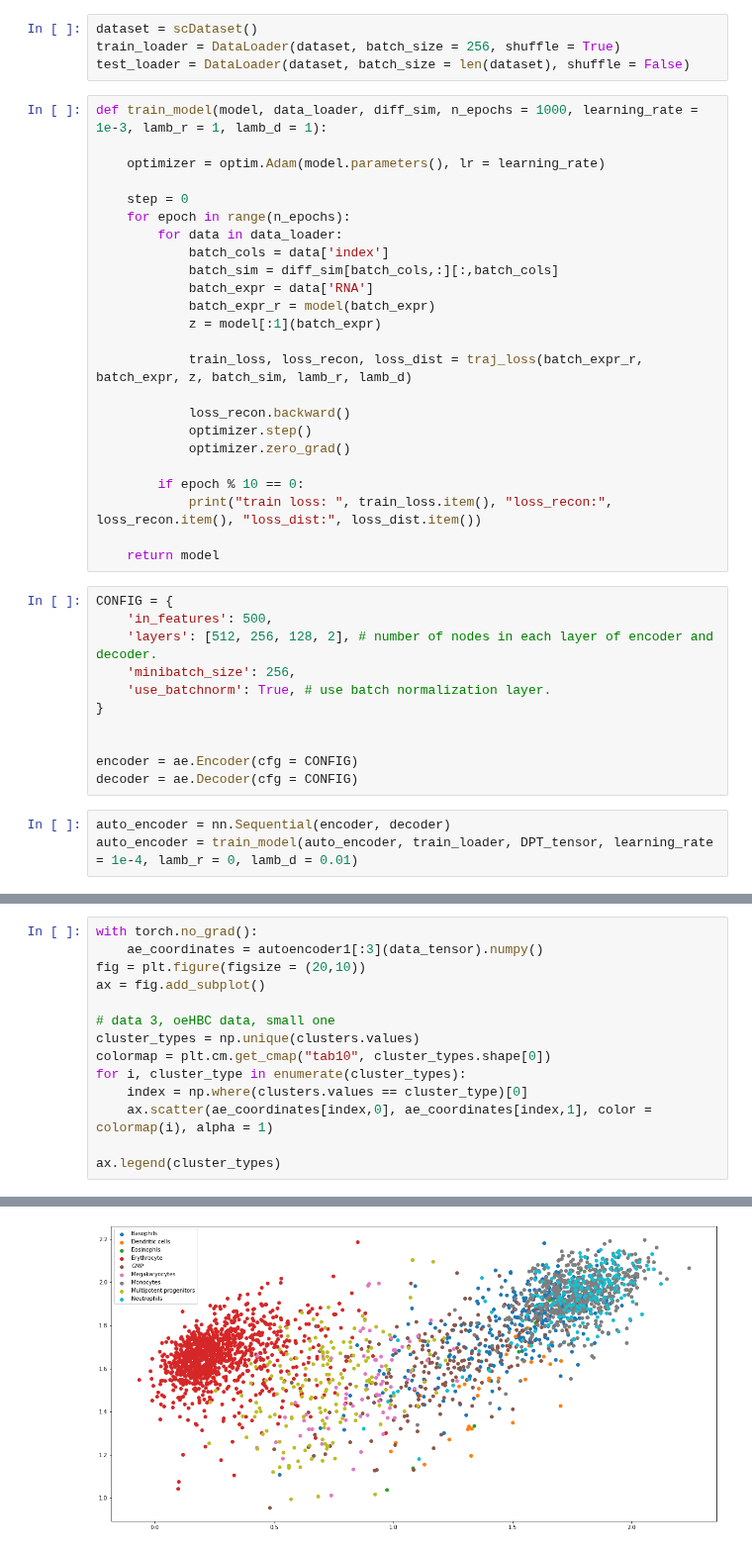
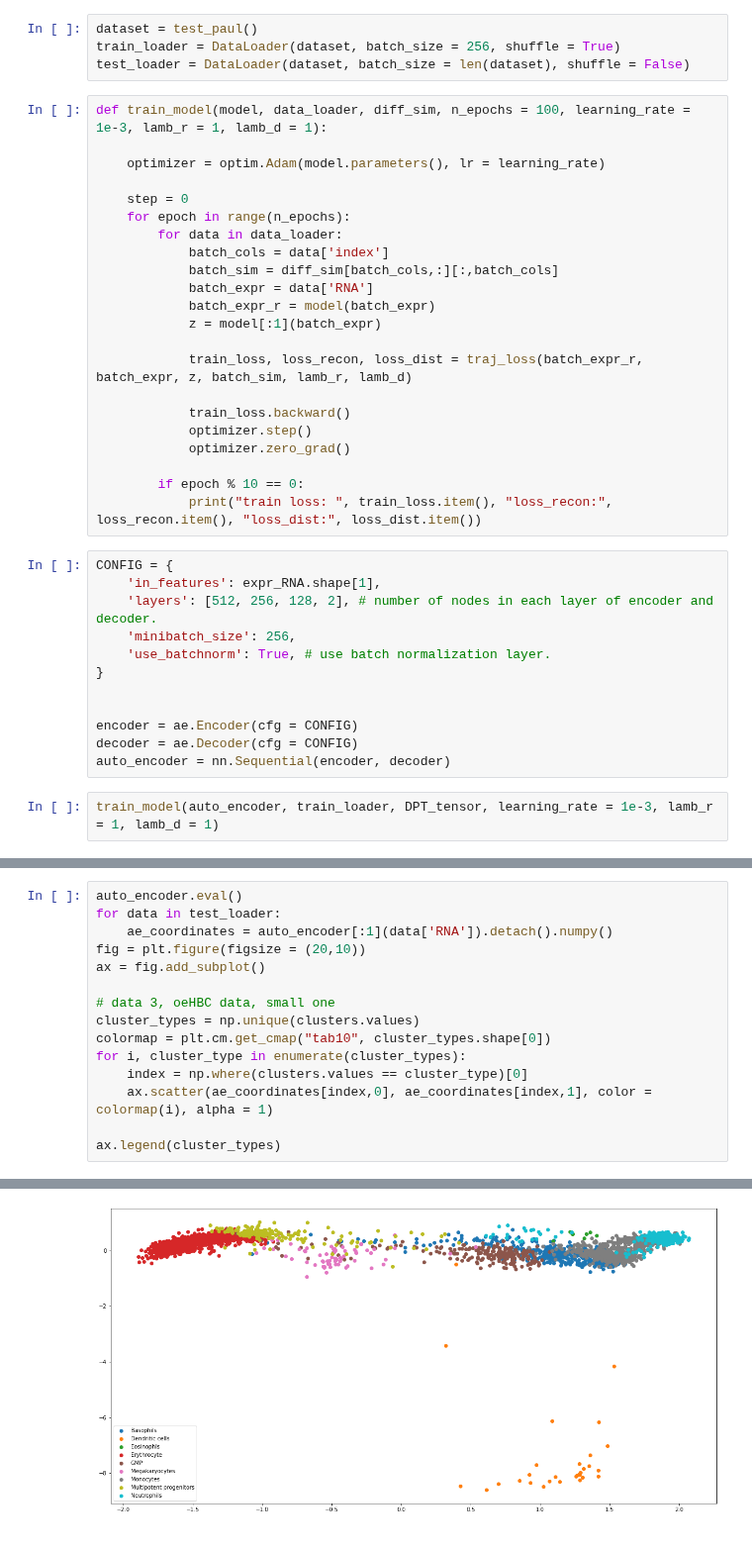
Before and after one commit to cyang389/JointTI, a Jupyter notebook: aeRNA.ipynb, the cells around one changed output, grey strips where cells are left out. Shown at 99% size. Saved outputs shown, nothing was run; the diff lists cells and outputs as text.

```diff
--- a/aeRNA.ipynb
+++ b/aeRNA.ipynb
@@ -98,9 +126,9 @@ class scDataset(Dataset):
 # %%
-dataset = scDataset()
+dataset = test_paul()
 train_loader = DataLoader(dataset, batch_size = 256, shuffle = True)
 test_loader = DataLoader(dataset, batch_size = len(dataset), shuffle = False)
 # %%
-def train_model(model, data_loader, diff_sim, n_epochs = 1000, learning_rate = 1e-3, lamb_r = 1, lamb_d = 1):
+def train_model(model, data_loader, diff_sim, n_epochs = 100, learning_rate = 1e-3, lamb_r = 1, lamb_d = 1):
 
     optimizer = optim.Adam(model.parameters(), lr = learning_rate)
 
@@ -115,17 +143,15 @@ def train_model(model, data_loader, diff_sim, n_epochs = 1000, learning_rate = 1
 
             train_loss, loss_recon, loss_dist = traj_loss(batch_expr_r, batch_expr, z, batch_sim, lamb_r, lamb_d)
 
-            loss_recon.backward()
+            train_loss.backward()
             optimizer.step()
             optimizer.zero_grad()
 
         if epoch % 10 == 0:
             print("train loss: ", train_loss.item(), "loss_recon:", loss_recon.item(), "loss_dist:", loss_dist.item())
-
-    return model
 # %%
 CONFIG = {
-    'in_features': 500,
+    'in_features': expr_RNA.shape[1],
     'layers': [512, 256, 128, 2], # number of nodes in each layer of encoder and decoder.
     'minibatch_size': 256,
     'use_batchnorm': True, # use batch normalization layer.
@@ -134,7 +160,7 @@ CONFIG = {
 
 encoder = ae.Encoder(cfg = CONFIG)
 decoder = ae.Decoder(cfg = CONFIG)
+auto_encoder = nn.Sequential(encoder, decoder)
 # %%
-auto_encoder = nn.Sequential(encoder, decoder)
-auto_encoder = train_model(auto_encoder, train_loader, DPT_tensor, learning_rate = 1e-4, lamb_r = 0, lamb_d = 0.01)
+train_model(auto_encoder, train_loader, DPT_tensor, learning_rate = 1e-3, lamb_r = 1, lamb_d = 1)
 # %% [output]
@@ -224,17 +179,18 @@ output_layer8 = nn.Linear(in_features=512, out_features=n_features)
 # %%
-with torch.no_grad():
-    ae_coordinates = autoencoder1[:3](data_tensor).numpy()
+auto_encoder.eval()
+for data in test_loader:
+    ae_coordinates = auto_encoder[:1](data['RNA']).detach().numpy()
 fig = plt.figure(figsize = (20,10))
 ax = fig.add_subplot()
 
 # data 3, oeHBC data, small one
 cluster_types = np.unique(clusters.values)
 colormap = plt.cm.get_cmap("tab10", cluster_types.shape[0])
 for i, cluster_type in enumerate(cluster_types):
     index = np.where(clusters.values == cluster_type)[0]
     ax.scatter(ae_coordinates[index,0], ae_coordinates[index,1], color = colormap(i), alpha = 1)
 
 ax.legend(cluster_types)
 # %% [output]
 <matplotlib.legend.Legend at 0x...>
-[figure, old version]
+[figure, new version]
```
Also changed, not shown: parts of 20 cells of this notebook, 7 other files.
